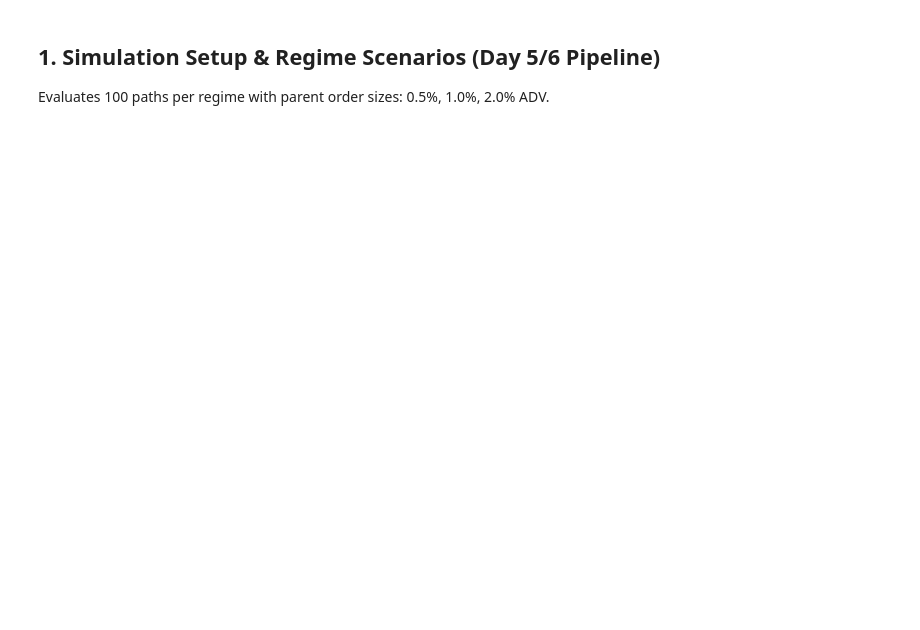
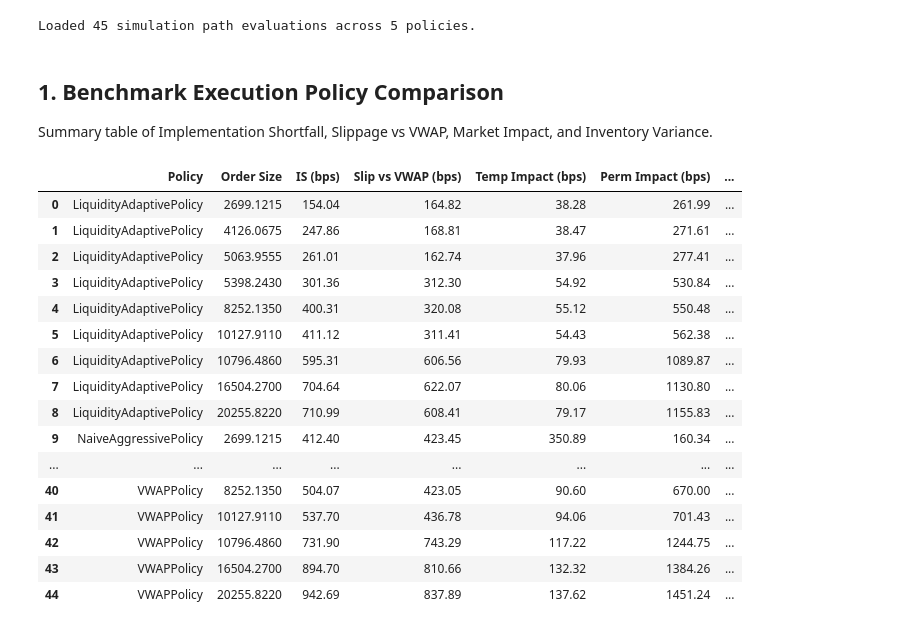
Before and after one commit to Sparkydev007/qrd2027-adaptive-execution, a Jupyter notebook: notebooks/03_simulation_results.ipynb, the cells around one changed output. Saved outputs shown, nothing was run; the diff lists cells and outputs as text; code cells hidden in the pictures; blank space fills up the shorter version.

```diff
--- a/notebooks/03_simulation_results.ipynb
+++ b/notebooks/03_simulation_results.ipynb
@@ -20,20 +18,11 @@ if project_root.name == 'notebooks':
 if str(project_root) not in sys.path:
     sys.path.insert(0, str(project_root))
 
-from src.config import get_config
-from src.execution_policies import (
-    TWAPPolicy,
-    VWAPPolicy,
-    NaiveAggressivePolicy,
-    PercentageOfVolumePolicy,
-    AdaptiveExecutionPolicy,
-)
-from src.order_book import LimitOrderBookSimulator
-from src.backtester import ExecutionBacktester
-from src.evaluation import compute_implementation_shortfall, compute_interval_vwap_slippage
+sim_results_path = project_root / 'reports' / 'tables' / 'simulation_results.csv'
+comp_summary_path = project_root / 'reports' / 'tables' / 'policy_comparison_summary.csv'
 
-config = get_config(reload=True)
-print(f'Initialized simulation study runner for {config.project.name}')
+df_sim = pd.read_csv(sim_results_path)
+df_comp = pd.read_csv(comp_summary_path)
+print(f'Loaded {len(df_sim)} simulation path evaluations across {df_sim["Policy"].nunique()} policies.')
+# %% [output]
+Loaded 45 simulation path evaluations across 5 policies.
-# %% [markdown]
-## 1. Simulation Setup & Regime Scenarios (Day 5/6 Pipeline)
-Evaluates 100 paths per regime with parent order sizes: 0.5%, 1.0%, 2.0% ADV.
@@ -44,0 +29,23 @@ print(f'Random seed: {config.simulation.random_seed}')
+# %% [markdown]
+## 1. Benchmark Execution Policy Comparison
+Summary table of Implementation Shortfall, Slippage vs VWAP, Market Impact, and Inventory Variance.
+# %%
+df_comp[['Policy', 'Order Size', 'IS (bps)', 'Slip vs VWAP (bps)', 'Temp Impact (bps)', 'Perm Impact (bps)', 'Spread Paid (bps)', 'Net Cost (bps)']]
+# %% [output]
+|  | Policy | Order Size | IS (bps) | Slip vs VWAP (bps) | Temp Impact (bps) | Perm Impact (bps) | ... |
+| 0 | LiquidityAdaptivePolicy | 2699.1215 | 154.04 | 164.82 | 38.28 | 261.99 | ... |
+| 1 | LiquidityAdaptivePolicy | 4126.0675 | 247.86 | 168.81 | 38.47 | 271.61 | ... |
+| 2 | LiquidityAdaptivePolicy | 5063.9555 | 261.01 | 162.74 | 37.96 | 277.41 | ... |
+| 3 | LiquidityAdaptivePolicy | 5398.2430 | 301.36 | 312.30 | 54.92 | 530.84 | ... |
+| 4 | LiquidityAdaptivePolicy | 8252.1350 | 400.31 | 320.08 | 55.12 | 550.48 | ... |
+| 5 | LiquidityAdaptivePolicy | 10127.9110 | 411.12 | 311.41 | 54.43 | 562.38 | ... |
+| 6 | LiquidityAdaptivePolicy | 10796.4860 | 595.31 | 606.56 | 79.93 | 1089.87 | ... |
+| 7 | LiquidityAdaptivePolicy | 16504.2700 | 704.64 | 622.07 | 80.06 | 1130.80 | ... |
+| 8 | LiquidityAdaptivePolicy | 20255.8220 | 710.99 | 608.41 | 79.17 | 1155.83 | ... |
+| 9 | NaiveAggressivePolicy | 2699.1215 | 412.40 | 423.45 | 350.89 | 160.34 | ... |
+| ... | ... | ... | ... | ... | ... | ... | ... |
+| 40 | VWAPPolicy | 8252.1350 | 504.07 | 423.05 | 90.60 | 670.00 | ... |
+| 41 | VWAPPolicy | 10127.9110 | 537.70 | 436.78 | 94.06 | 701.43 | ... |
+| 42 | VWAPPolicy | 10796.4860 | 731.90 | 743.29 | 117.22 | 1244.75 | ... |
+| 43 | VWAPPolicy | 16504.2700 | 894.70 | 810.66 | 132.32 | 1384.26 | ... |
+| 44 | VWAPPolicy | 20255.8220 | 942.69 | 837.89 | 137.62 | 1451.24 | ... |
```
Also changed, not shown: parts of 5 cells of this notebook, 28 other files.
